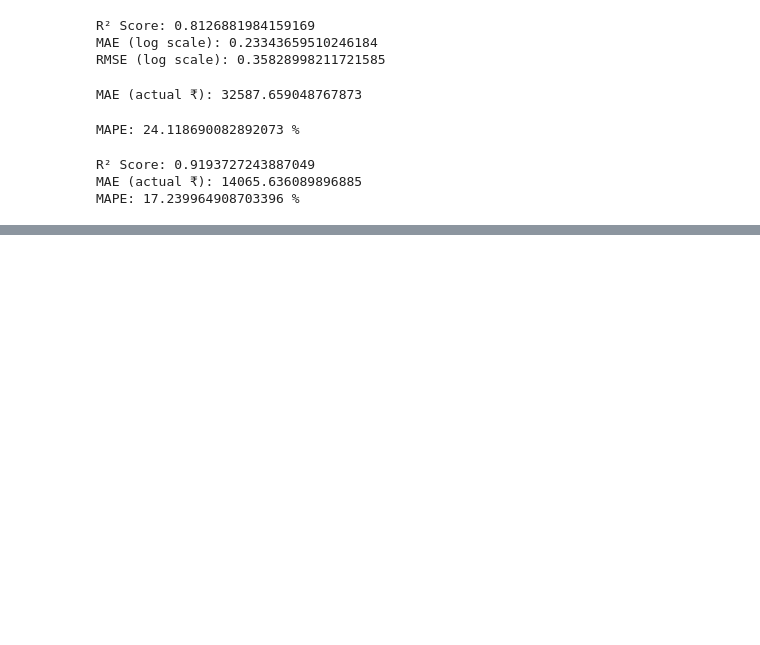
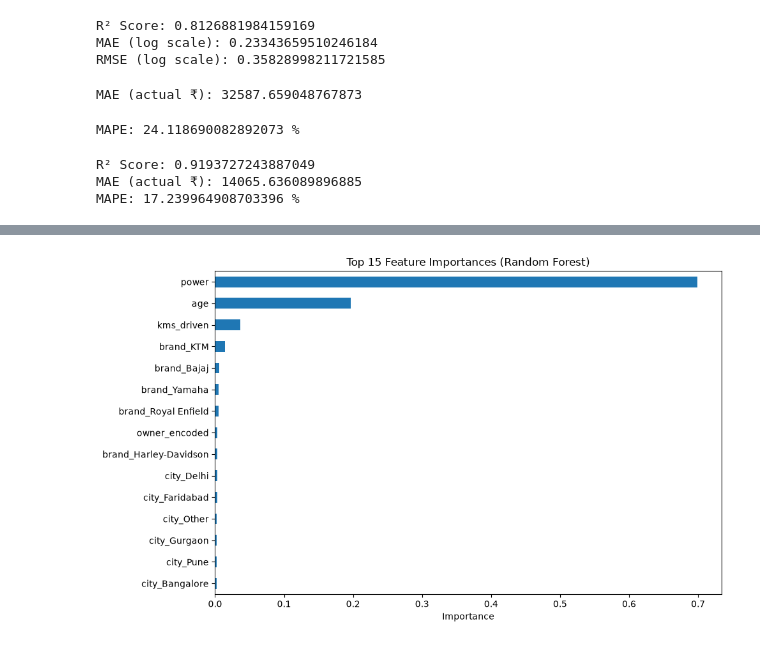
Before and after one commit to aryanagrawal552-coder/bike-price-prediction, a Jupyter notebook: notebooks/01_data_exploration.ipynb, the cells around one changed output, grey strips where cells are left out. Saved outputs shown, nothing was run; the diff lists cells and outputs as text; code cells hidden in the pictures; blank space fills up the shorter version.

Commit message:
Analyze and visualize feature importance from Random Forest

```diff
--- a/notebooks/01_data_exploration.ipynb
+++ b/notebooks/01_data_exploration.ipynb
@@ -344,3 +344,6 @@ print("MAPE:", mape_rf, "%")
 R² Score: 0.9193727243887049
 MAE (actual ₹): 14065.636089896885
 MAPE: 17.239964908703396 %
+# %%
+importances = pd.Series(rf.feature_importances_, index=X_train.columns).sort_values(ascending=False)
+print(importances.head(15))
@@ -346,0 +367,9 @@ MAPE: 17.239964908703396 %
+# %%
+plt.figure(figsize=(10,6))
+importances.head(15).sort_values().plot(kind='barh')
+plt.title('Top 15 Feature Importances (Random Forest)')
+plt.xlabel('Importance')
+plt.tight_layout()
+plt.show()
+# %% [output]
+[figure, added]
```
Also changed, not shown: parts of 1 cell of this notebook.
